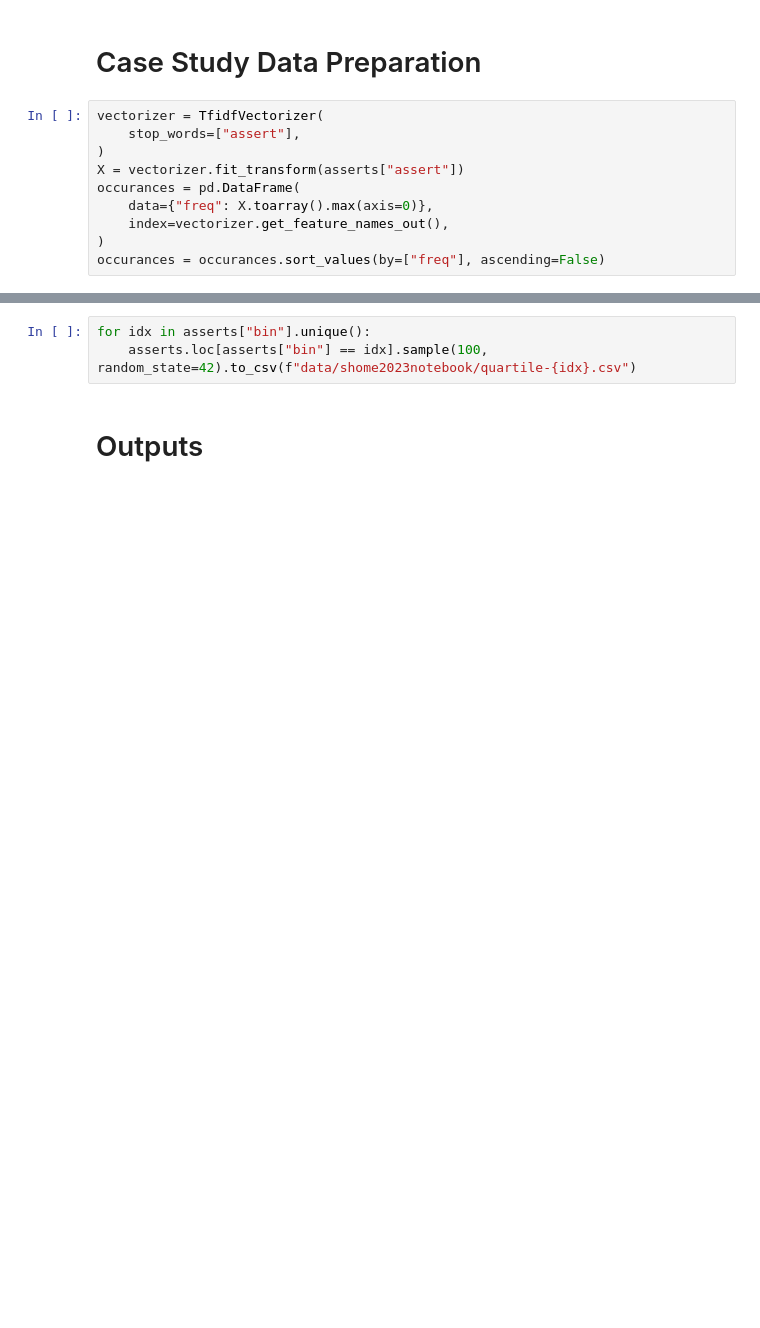
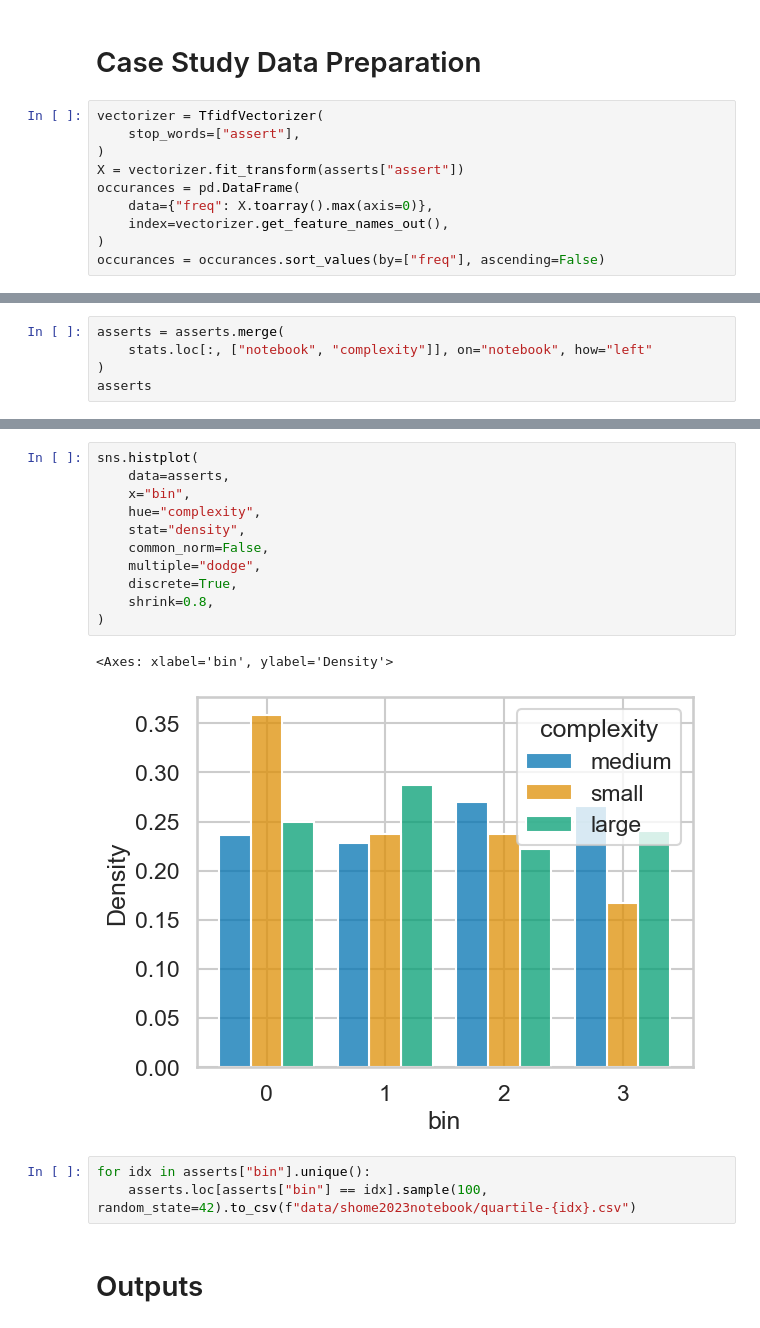
Before and after one commit to arumoy-shome/shome2023notebook, a Jupyter notebook: notebooks/analysis.ipynb, the cells around one changed output, grey strips where cells are left out. Drawn from its saved outputs; the diff is of its cells as text; blank space fills up the shorter version.

```diff
--- a/notebooks/analysis.ipynb
+++ b/notebooks/analysis.ipynb
@@ -843,0 +936,5 @@ asserts.loc[asserts["bin"] == 3].sample(25)
+# %%
+asserts = asserts.merge(
+    stats.loc[:, ["notebook", "complexity"]], on="notebook", how="left"
+)
+asserts
@@ -844,3 +955,17 @@ asserts.loc[asserts["bin"] == 3].sample(25)
+# %%
+sns.histplot(
+    data=asserts,
+    x="bin",
+    hue="complexity",
+    stat="density",
+    common_norm=False,
+    multiple="dodge",
+    discrete=True,
+    shrink=0.8,
+)
+# %% [output]
+<Axes: xlabel='bin', ylabel='Density'>
+[figure, added]
 # %%
 for idx in asserts["bin"].unique():
     asserts.loc[asserts["bin"] == idx].sample(100, random_state=42).to_csv(f"data/shome2023notebook/quartile-{idx}.csv")
```
Also changed, not shown: parts of 25 cells of this notebook.
